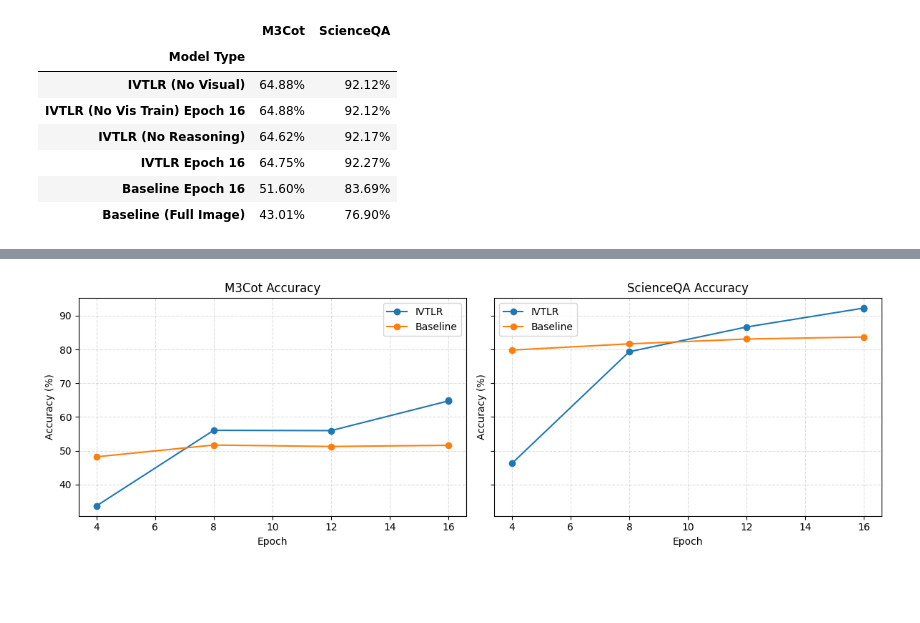
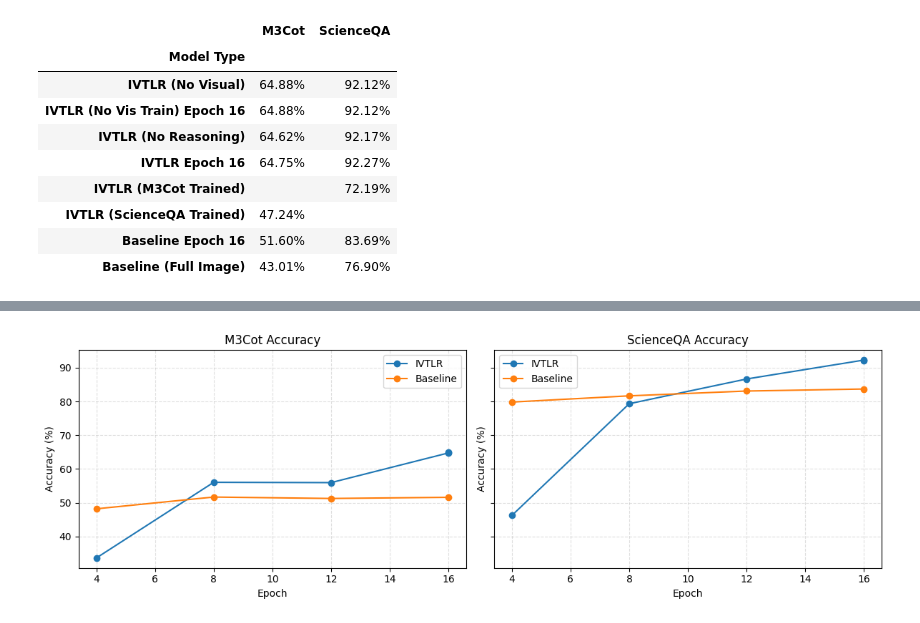
Before and after one commit to HaiderDawoodKhan/IVTLR-Baseline, a Jupyter notebook: qwen_vl/analysis/results.ipynb, the cells around one changed output, grey strips where cells are left out. Cells and saved outputs as stored; diff of their text form; code cells hidden in the pictures; blank space fills up the shorter version.

```diff
--- a/qwen_vl/analysis/results.ipynb
+++ b/qwen_vl/analysis/results.ipynb
@@ -208,6 +208,10 @@ def _apply_labels(df):
             return name.replace("ivtlr_no_vis_epoch_", "IVTLR (No Vis Train) Epoch ")
         if name.startswith("ivtlr_no_reasoning"):
             return "IVTLR (No Reasoning)"
+        if name.startswith("ivtlr_sqa_ckpt"):
+            return "IVTLR (ScienceQA Trained)"
+        if name.startswith("ivtlr_m3cot_ckpt"):
+            return "IVTLR (M3Cot Trained)"
         return baseline_map.get(
             name,
             name.replace("epoch_", "Epoch ") if name.startswith("epoch_") else name,
@@ -232,14 +236,16 @@ table_both = _reorder_table(_apply_labels(_render_df(rows, _metric_to_both)))
 table_counts = _reorder_table(_apply_labels(_render_df(rows, _metric_to_count)))
 table_accuracy = _reorder_table(_apply_labels(_render_df(rows, _metric_to_accuracy)))
 # %%
-display(table_accuracy.loc[["IVTLR (No Visual)", "IVTLR (No Vis Train) Epoch 16", "IVTLR (No Reasoning)", "IVTLR Epoch 16", "Baseline Epoch 16", "Baseline (Full Image)"]][["M3Cot", "ScienceQA"]])
+display(table_accuracy.loc[["IVTLR (No Visual)", "IVTLR (No Vis Train) Epoch 16", "IVTLR (No Reasoning)", "IVTLR Epoch 16","IVTLR (M3Cot Trained)", "IVTLR (ScienceQA Trained)","Baseline Epoch 16", "Baseline (Full Image)"]][["M3Cot", "ScienceQA"]])
 # %% [output]
 |  | M3Cot | ScienceQA |
 | Model Type |  |  |
 | IVTLR (No Visual) | 64.88% | 92.12% |
 | IVTLR (No Vis Train) Epoch 16 | 64.88% | 92.12% |
 | IVTLR (No Reasoning) | 64.62% | 92.17% |
 | IVTLR Epoch 16 | 64.75% | 92.27% |
+| IVTLR (M3Cot Trained) |  | 72.19% |
+| IVTLR (ScienceQA Trained) | 47.24% |  |
 | Baseline Epoch 16 | 51.60% | 83.69% |
 | Baseline (Full Image) | 43.01% | 76.90% |
 # %%
```
Also changed, not shown: parts of 1 cell of this notebook, 5 other files.
